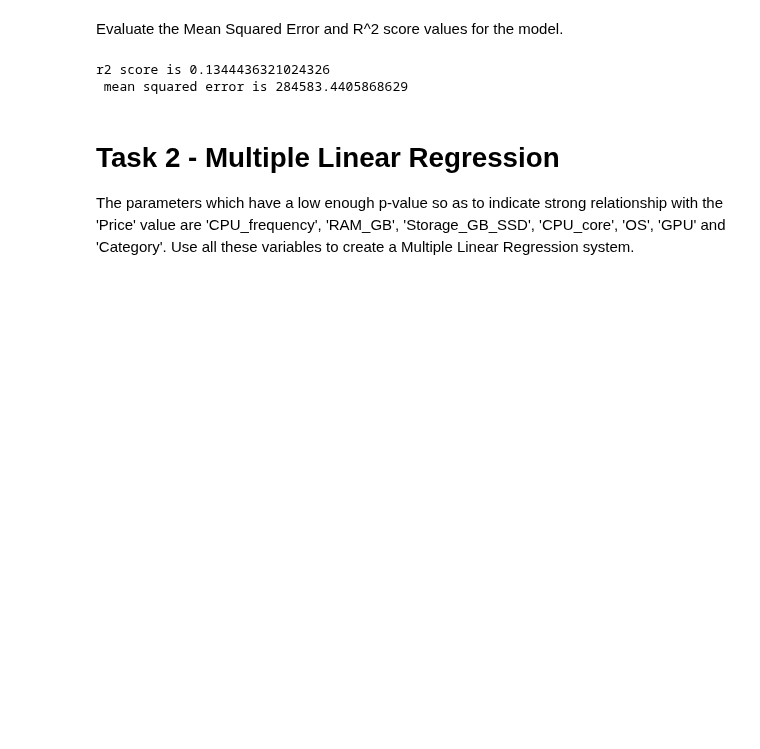
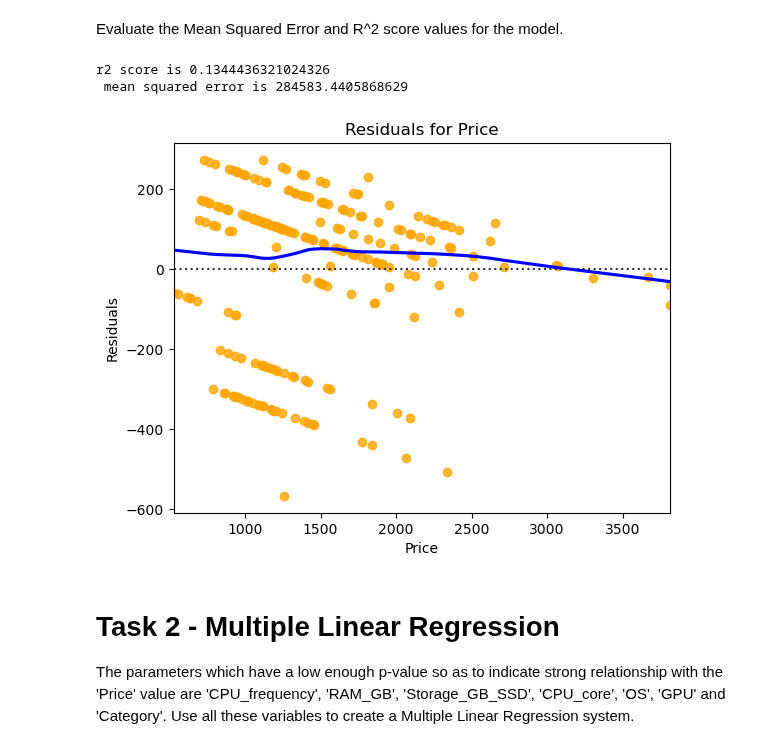
Before and after one commit to ali-can-turan/mini-projects-academic, a Jupyter notebook: 11.linearregression_types_ML.ipynb, the cells around one changed output. Saved outputs shown, nothing was run; the diff lists cells and outputs as text; code cells hidden in the pictures; blank space fills up the shorter version.

```diff
--- a/11.linearregression_types_ML.ipynb
+++ b/11.linearregression_types_ML.ipynb
@@ -99,6 +99,14 @@ print(f"r2 score is {r2}", "\n" ,f"mean squared error is {mse}")
 # %% [output]
 r2 score is 0.1344436321024326
  mean squared error is 284583.4405868629
+# %%
+# residual lowess is inclined when order=1
+sns.residplot(x=y, y=y_pred, lowess=True, order=1, color="orange", line_kws={"color":"b"})
+plt.title('Residuals for Price')
+plt.xlabel('Price')
+plt.ylabel('Residuals');
+# %% [output]
+[figure, added]
 # %% [markdown]
 # Task 2 - Multiple Linear Regression
 The parameters which have a low enough p-value so as to indicate strong relationship with the 'Price' value are 'CPU_frequency', 'RAM_GB', 'Storage_GB_SSD', 'CPU_core', 'OS', 'GPU' and 'Category'. Use all these variables to create a Multiple Linear Regression system.
```
